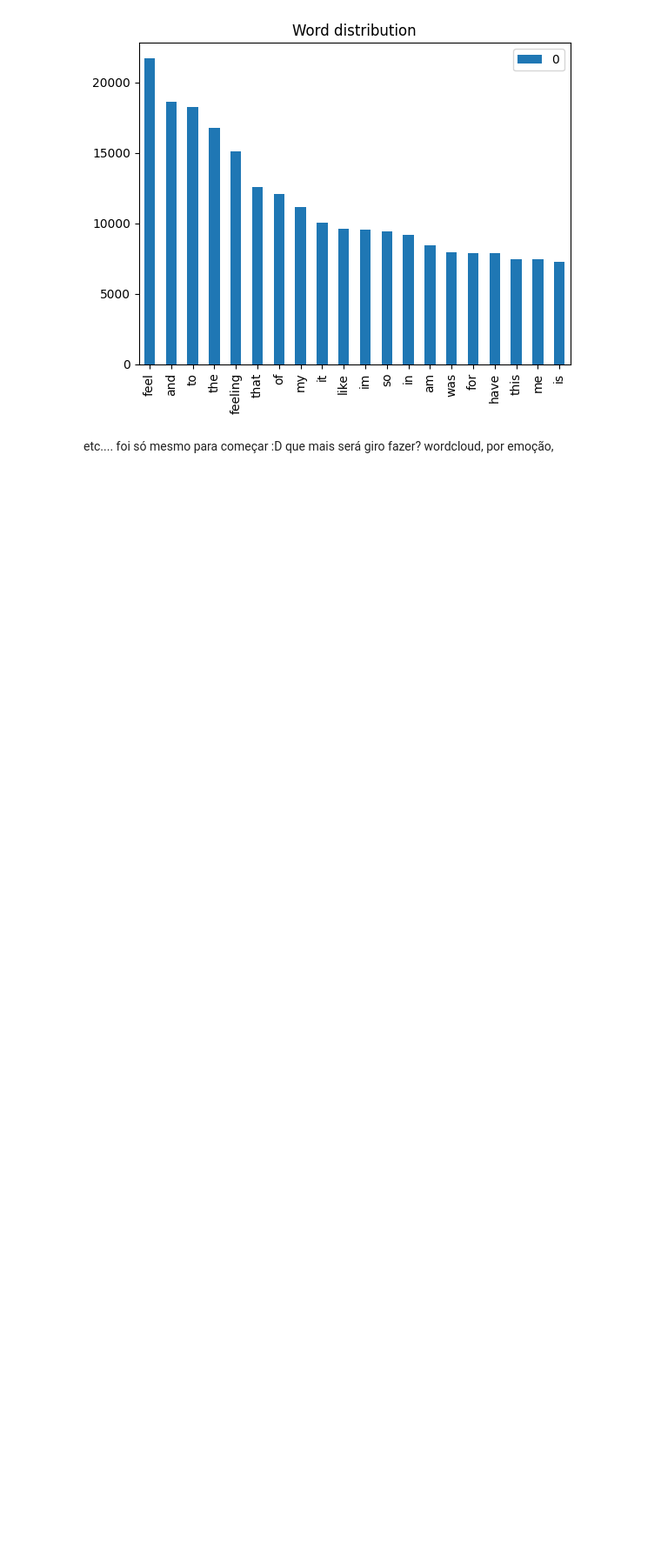
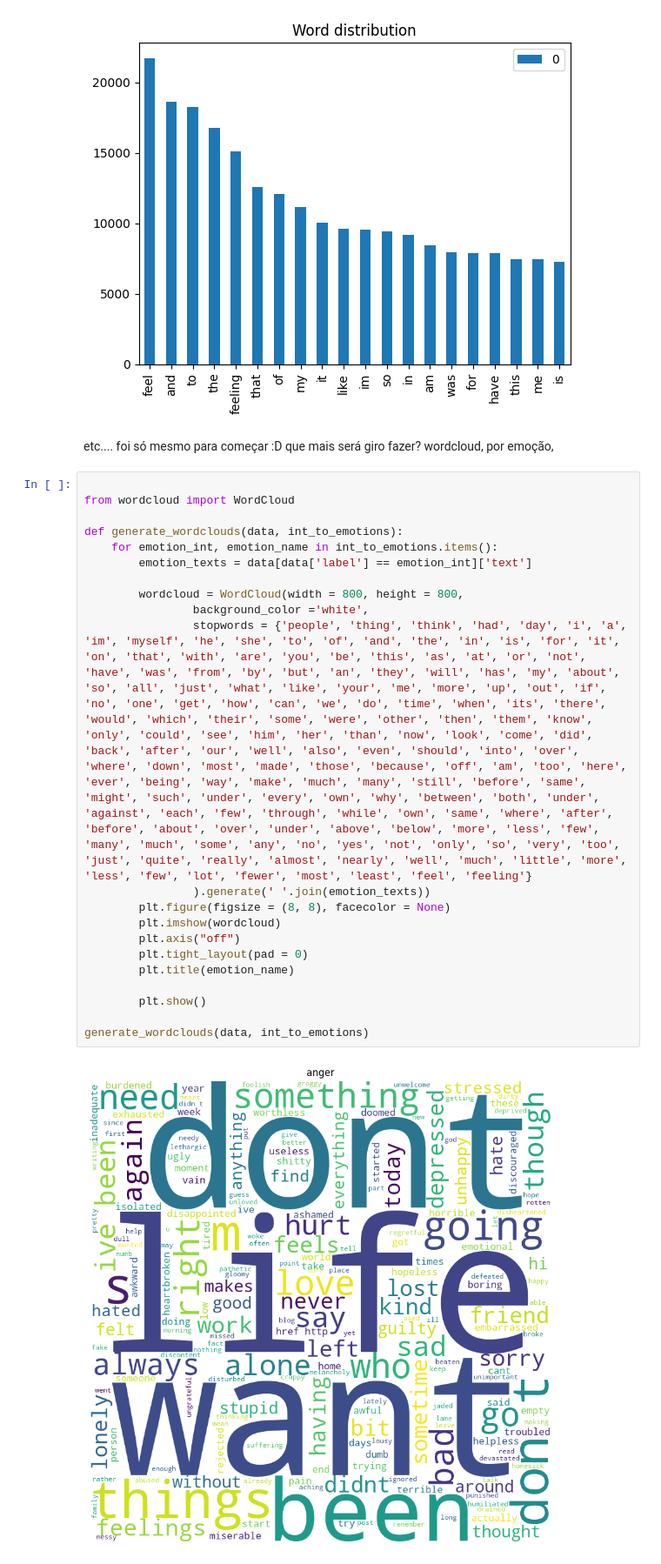
Before and after one commit to yoxerao/PLN, a Jupyter notebook: eda.ipynb, the cells around one changed output. Shown at 87% size. Cells and saved outputs as stored; diff of their text form; blank space fills up the shorter version.

Commit message:
wordcloud

```diff
--- a/eda.ipynb
+++ b/eda.ipynb
@@ -65,3 +75,26 @@ plt.show()
 # %% [markdown]
 etc.... foi só mesmo para começar :D
 que mais será giro fazer? wordcloud, por emoção,
+# %%
+
+from wordcloud import WordCloud
+
+def generate_wordclouds(data, int_to_emotions):
+    for emotion_int, emotion_name in int_to_emotions.items():
+        emotion_texts = data[data['label'] == emotion_int]['text']
+
+        wordcloud = WordCloud(width = 800, height = 800,
+                background_color ='white',
+                stopwords = {'people', 'thing', 'think', 'had', 'day', 'i', 'a', 'im', 'myself', 'he', 'she', 'to', 'of', 'and', 'the', 'in', 'is', 'for', 'it', 'on', 'that', 'with', 'are', 'you', 'be', 'this', 'as', 'at', 'or', 'not', 'have', 'was', 'from', 'by', 'but', 'an', 'they', 'will', 'has', 'my', 'about', 'so', 'all', 'just', 'what', 'like', 'your', 'me', 'more', 'up', 'out', 'if', 'no', 'one', 'get', 'how', 'can', 'we', 'do', 'time', 'when', 'its', 'there', 'would', 'which', 'their', 'some', 'were', 'other', 'then', 'them', 'know', 'only', 'could', 'see', 'him', 'her', 'than', 'now', 'look', 'come', 'did', 'back', 'after', 'our', 'well', 'also', 'even', 'should', 'into', 'over', 'where', 'down', 'most', 'made', 'those', 'because', 'off', 'am', 'too', 'here', 'ever', 'being', 'way', 'make', 'much', 'many', 'still', 'before', 'same', 'might', 'such', 'under', 'every', 'own', 'why', 'between', 'both', 'under', 'against', 'each', 'few', 'through', 'while', 'own', 'same', 'where', 'after', 'before', 'about', 'over', 'under', 'above', 'below', 'more', 'less', 'few', 'many', 'much', 'some', 'any', 'no', 'yes', 'not', 'only', 'so', 'very', 'too', 'just', 'quite', 'really', 'almost', 'nearly', 'well', 'much', 'little', 'more', 'less', 'few', 'lot', 'fewer', 'most', 'least', 'feel', 'feeling'}
+                ).generate(' '.join(emotion_texts))
+        plt.figure(figsize = (8, 8), facecolor = None)
+        plt.imshow(wordcloud)
+        plt.axis("off")
+        plt.tight_layout(pad = 0)
+        plt.title(emotion_name)
+
+        plt.show()
+
+generate_wordclouds(data, int_to_emotions)
+# %% [output]
+[figure, added]
```
Also changed, not shown: parts of 3 cells of this notebook.
